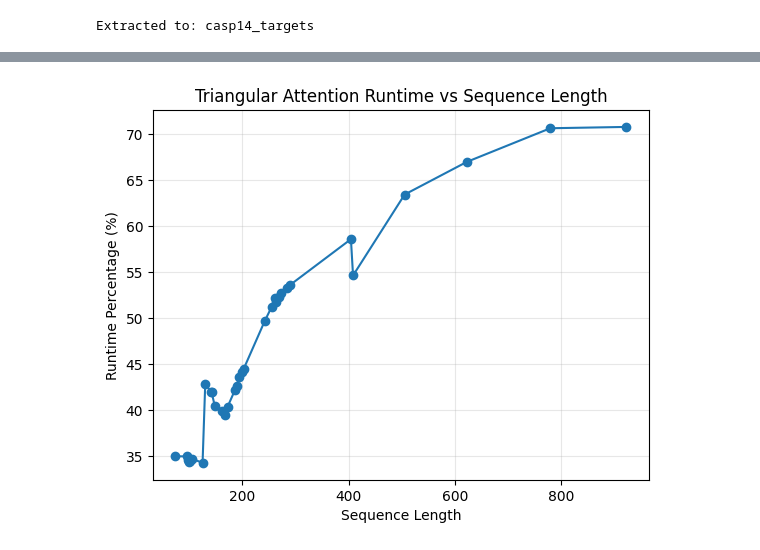
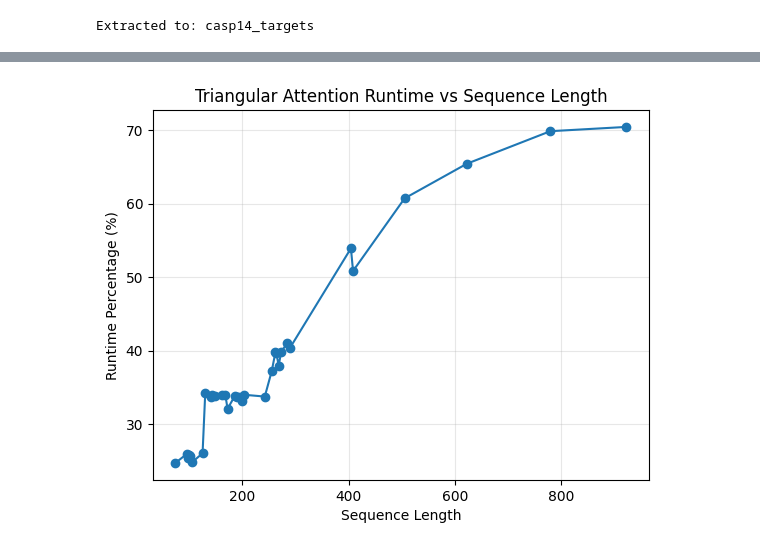
Before and after one commit to layannea/ESMFoldHPML, a Jupyter notebook: compile.ipynb, the cells around one changed output, grey strips where cells are left out. Cells and saved outputs as stored; diff of their text form; code cells hidden in the pictures.

```diff
--- a/compile.ipynb
+++ b/compile.ipynb
@@ -213,9 +290,10 @@ lengths = [r[1] for r in rows_sorted]
 # Build group->values (percent) aligned to rows_sorted
 group_vals = {g: [] for g in GROUPS}
 for r in rows_sorted:
-    vals = r[6]  # [pct per group]
-    for g, v in zip(GROUPS, vals):
-        group_vals[g].append(0.0 if (v != v) else float(v))  # NaN -> 0 for stacking
+    group_data = r[6]  # dict of group metrics
+    for g in GROUPS:
+        pct_val = group_data[g]["percent"]
+        group_vals[g].append(0.0 if (pct_val != pct_val) else float(pct_val))  # NaN -> 0 for stacking
 
 x = np.arange(len(rows_sorted))
 
@@ -239,28 +317,26 @@ plt.show()
 # %%
-g_idx = GROUPS.index("TRIANGULAR_ATTENTION")
-
 # Sort by sequence length
 rows_sorted = sorted(rows, key=lambda r: r[1])
 
 lengths = []
 tri_attn_pct = []
 
-for _, L, _, _, _, _,vals in rows_sorted:
-    v = vals[g_idx]
+for _, L, _, _, _, _, group_data in rows_sorted:
+    v = group_data["TRIANGULAR_ATTENTION"]["percent"]
     if v == v:  # skip NaNs
         lengths.append(L)
         tri_attn_pct.append(v)
 
 plt.figure()
 plt.plot(lengths, tri_attn_pct, marker="o")
 
 plt.xlabel("Sequence Length")
 plt.ylabel("Runtime Percentage (%)")
 plt.title("Triangular Attention Runtime vs Sequence Length")
 plt.grid(True, alpha=0.3)
 plt.show()
 # %% [output]
-[figure, old version]
+[figure, new version]
 # %%
 rows_sorted = sorted(rows, key=lambda r: r[1])
 
```
Also changed, not shown: parts of 13 cells of this notebook, 3 other files.
